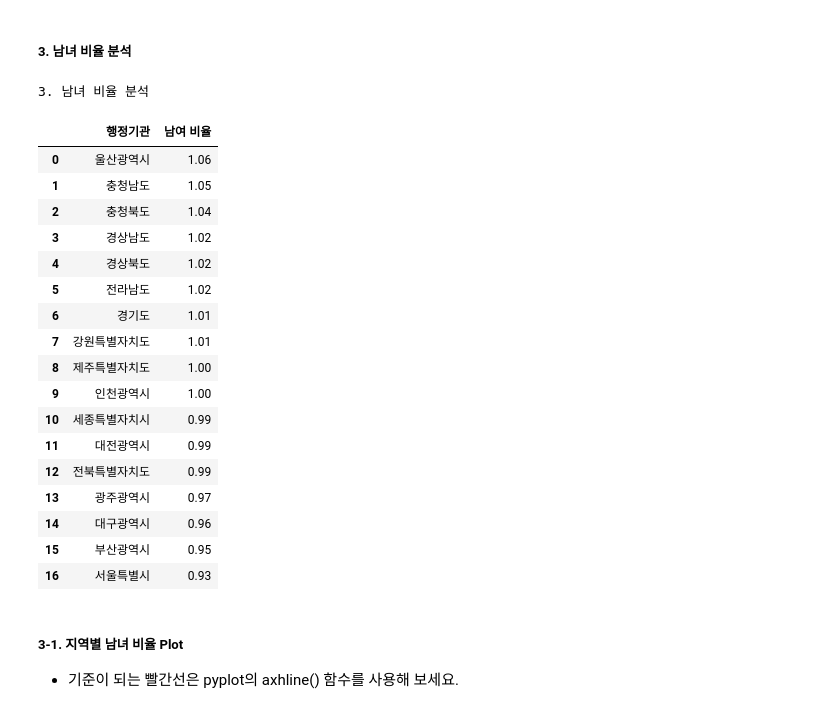
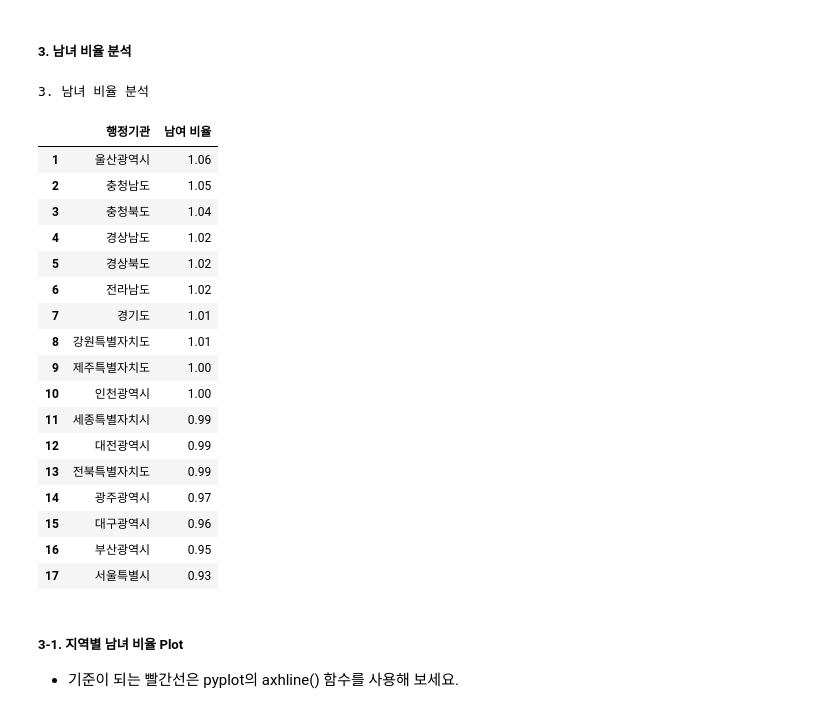
Before and after one commit to Echae0/python_practice, a Jupyter notebook: 04_인구현황분석.ipynb, the cells around one changed output. Drawn from its saved outputs; the diff is of its cells as text; code cells hidden in the pictures.

```diff
--- a/04_인구현황분석.ipynb
+++ b/04_인구현황분석.ipynb
@@ -105,26 +105,27 @@ plt.show()
 ##### 3. 남녀 비율 분석
 # %%
 print("3. 남녀 비율 분석")
+df[['행정기관', '남여 비율']].sort_values(by='남여 비율', ascending=False).reset_index(drop=True).set_axis(range(1, 18), axis=0)
 # %% [output]
 3. 남녀 비율 분석
 |  | 행정기관 | 남여 비율 |
-| 0 | 울산광역시 | 1.06 |
-| 1 | 충청남도 | 1.05 |
-| 2 | 충청북도 | 1.04 |
-| 3 | 경상남도 | 1.02 |
-| 4 | 경상북도 | 1.02 |
-| 5 | 전라남도 | 1.02 |
-| 6 | 경기도 | 1.01 |
-| 7 | 강원특별자치도 | 1.01 |
-| 8 | 제주특별자치도 | 1.00 |
-| 9 | 인천광역시 | 1.00 |
-| 10 | 세종특별자치시 | 0.99 |
-| 11 | 대전광역시 | 0.99 |
-| 12 | 전북특별자치도 | 0.99 |
-| 13 | 광주광역시 | 0.97 |
-| 14 | 대구광역시 | 0.96 |
-| 15 | 부산광역시 | 0.95 |
-| 16 | 서울특별시 | 0.93 |
+| 1 | 울산광역시 | 1.06 |
+| 2 | 충청남도 | 1.05 |
+| 3 | 충청북도 | 1.04 |
+| 4 | 경상남도 | 1.02 |
+| 5 | 경상북도 | 1.02 |
+| 6 | 전라남도 | 1.02 |
+| 7 | 경기도 | 1.01 |
+| 8 | 강원특별자치도 | 1.01 |
+| 9 | 제주특별자치도 | 1.00 |
+| 10 | 인천광역시 | 1.00 |
+| 11 | 세종특별자치시 | 0.99 |
+| 12 | 대전광역시 | 0.99 |
+| 13 | 전북특별자치도 | 0.99 |
+| 14 | 광주광역시 | 0.97 |
+| 15 | 대구광역시 | 0.96 |
+| 16 | 부산광역시 | 0.95 |
+| 17 | 서울특별시 | 0.93 |
 # %% [markdown]
 ##### 3-1. 지역별 남녀 비율 Plot
 * 기준이 되는 빨간선은 pyplot의 axhline() 함수를 사용해 보세요.
```
Also changed, not shown: parts of 1 cell of this notebook.
